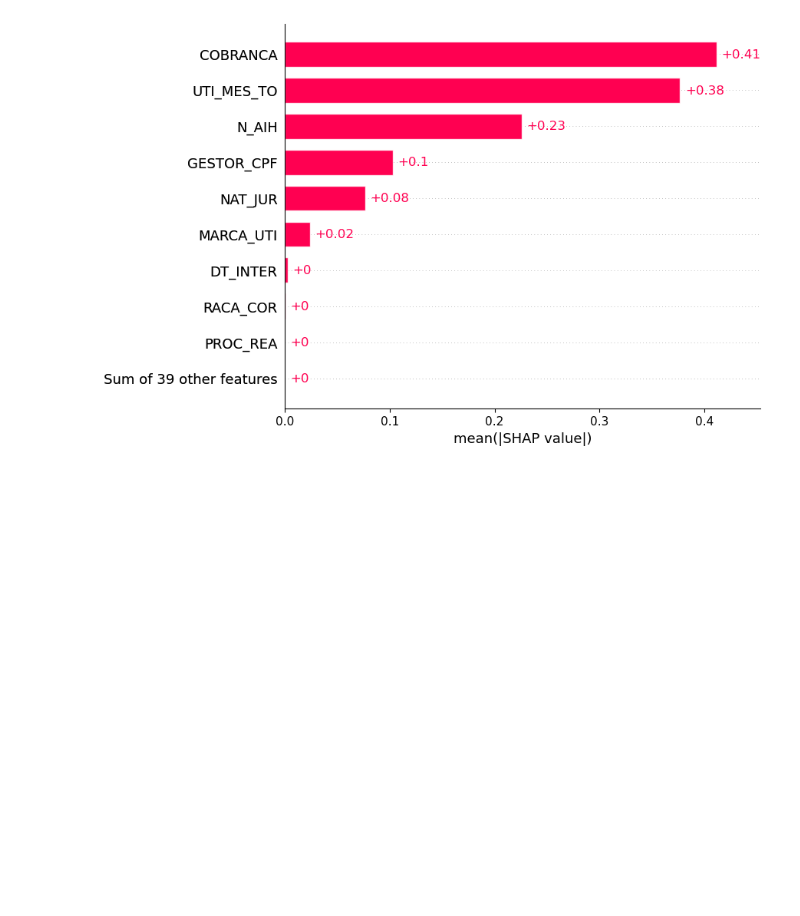
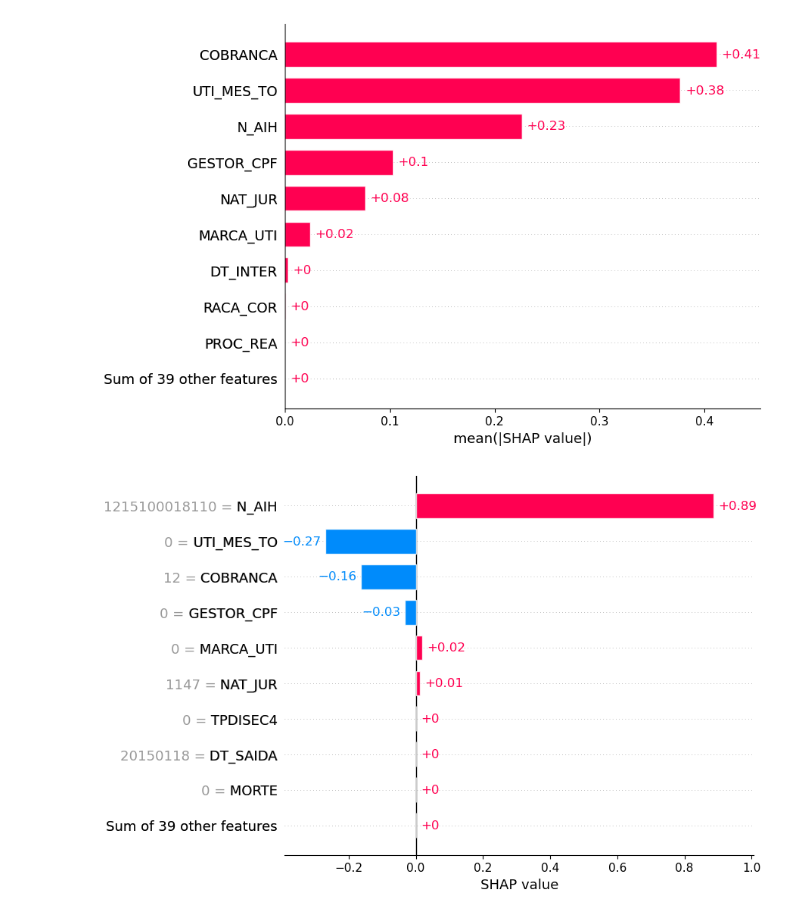
Before and after one commit to isabelcgomes/DadosMedicos, a Jupyter notebook: testing.ipynb, the cells around one changed output. Drawn from its saved outputs; the diff is of its cells as text; code cells hidden in the pictures; blank space fills up the shorter version.

Commit message:
SHAP first implementation hot add

```diff
--- a/testing.ipynb
+++ b/testing.ipynb
@@ -150,4 +150,6 @@ shap.plots.bar(shap_values)
 # %% [output]
 [figure]
 # %%
-shap.dependence_plot("QT_DIARIAS", shap_values[0], X,interaction_index="PROC_REA")
+shap.plots.bar(shap_values[0])
+# %% [output]
+[figure, added]
```
